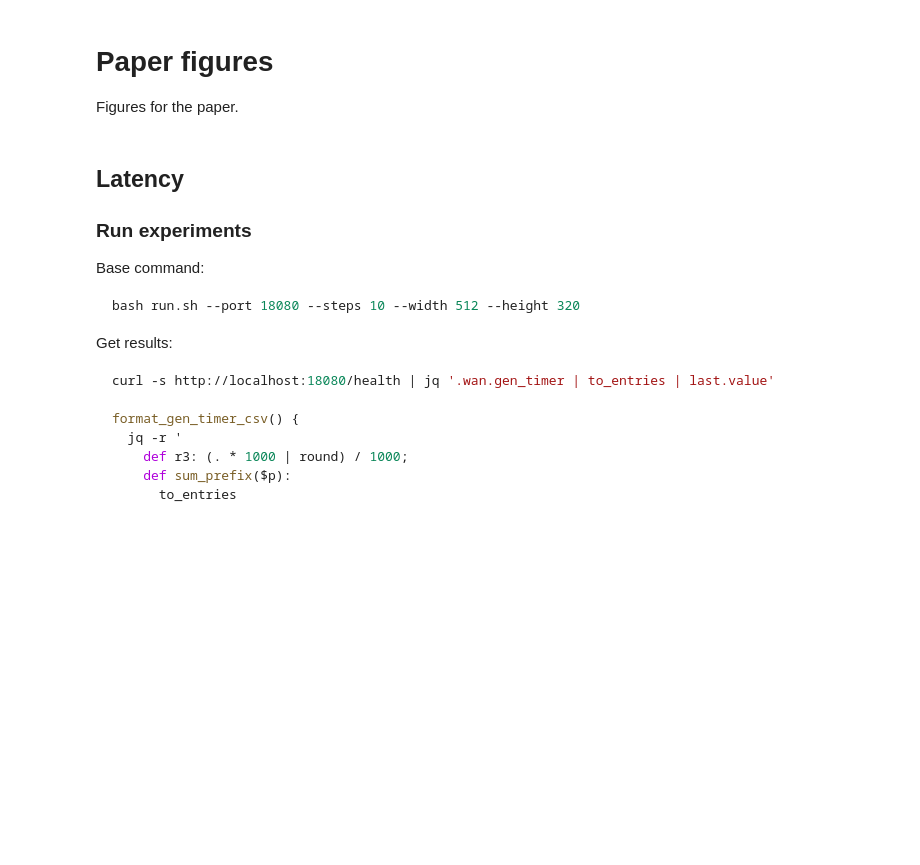
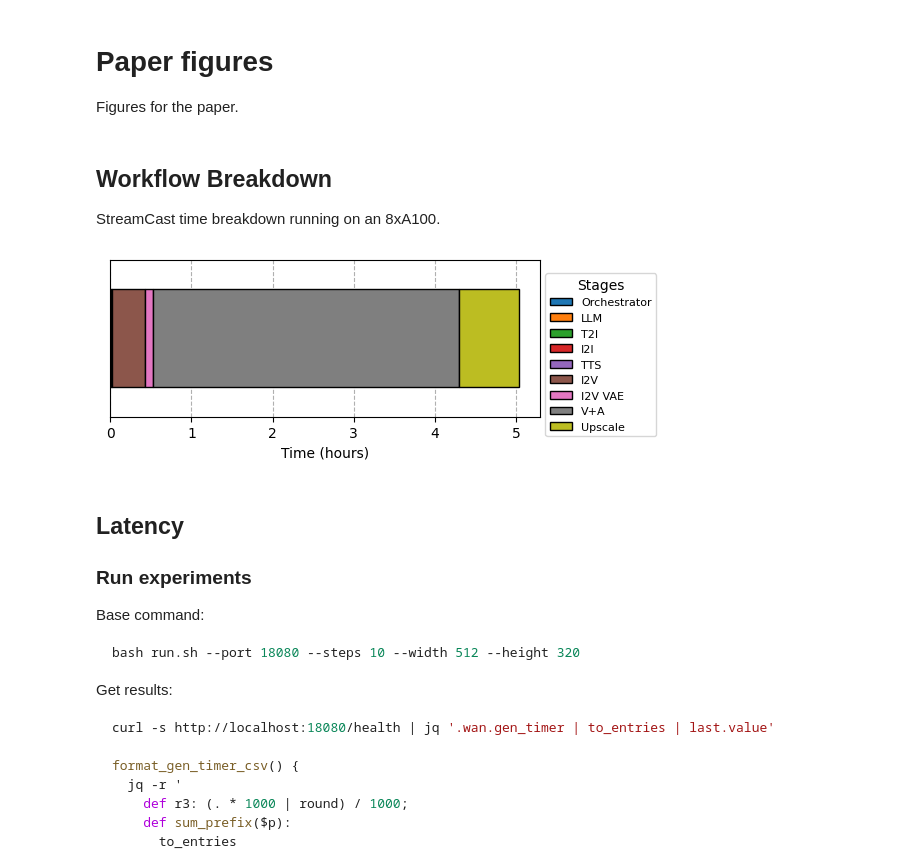
Before and after one commit to Azure/realtimevideogen, a Jupyter notebook: paper/figures.ipynb, the cells around one changed output. Saved outputs shown, nothing was run; the diff lists cells and outputs as text; code cells hidden in the pictures; blank space fills up the shorter version.

Commit message:
Add workflow breakdown

```diff
--- a/paper/figures.ipynb
+++ b/paper/figures.ipynb
@@ -3,0 +25,16 @@ Figures for the paper.
+# %%
+DPI = 300
+PAPER_FIG_SIZE = (5.5, 2)
+#PAPER_FIG_SIZE_TALL = (5.5, 3)
+PAPER_FIG_SIZE_TALL = (5.5, 2.5)
+
+DATA_FOLDER = Path("~/realtimevideogen/paper/data")
+OUT_FOLDER = Path("~/realtimevideogen/paper/figures")
+
+# Get it relative not absolute
+CURRENT_FOLDER = Path(os.getcwd())
+
+DATA_FOLDER = Path(CURRENT_FOLDER / "data")
+OUT_FOLDER = Path(CURRENT_FOLDER / "figures")
+
+FILE_FORMATS = ['svg', 'pdf']
@@ -4,3 +46,42 @@ Figures for the paper.
+# %% [markdown]
+## Workflow Breakdown
+StreamCast time breakdown running on an 8xA100.
+# %%
+df_workflow_breakdown = pd.read_csv(DATA_FOLDER / "workflows/breakdown_streamcast.csv", comment='#')
+# %%
+fig, ax = plt.subplots(figsize=PAPER_FIG_SIZE)
+ddf_data_plot = df_workflow_breakdown.set_index("Component")["Time"]
+ddf_data_plot = ddf_data_plot / 3600.0
+ddf_data_plot.to_frame().T.plot(
+    kind="barh",
+    stacked=True,
+    edgecolor="black",
+    figsize=PAPER_FIG_SIZE,
+    ax=ax,
+)
+
+# Make the bar slim
+ax.set_ylim(-0.75, 0.75)
+ax.set_ylim(-0.4, 0.4)
+ax.set_yticks([])
+
+ax.xaxis.grid(True, linestyle='--')
+ax.set_axisbelow(True)
+plt.xlabel("Time (hours)")
+
+plt.legend(
+    title="Stages",
+    bbox_to_anchor=(1, 0.95),
+    loc='upper left',
+    fontsize=8,
+)
+
+plt.tight_layout(pad=0)
+for file_format in FILE_FORMATS:
+    plt.savefig(f"{OUT_FOLDER}/workflow_breakdown.{file_format}", dpi=DPI, bbox_inches='tight', pad_inches=0)
+plt.show()
+# %% [output]
+[figure, added]
 # %% [markdown]
 ## Latency
 ### Run experiments
```
Also changed, not shown: parts of 7 cells of this notebook, 3 other files.
